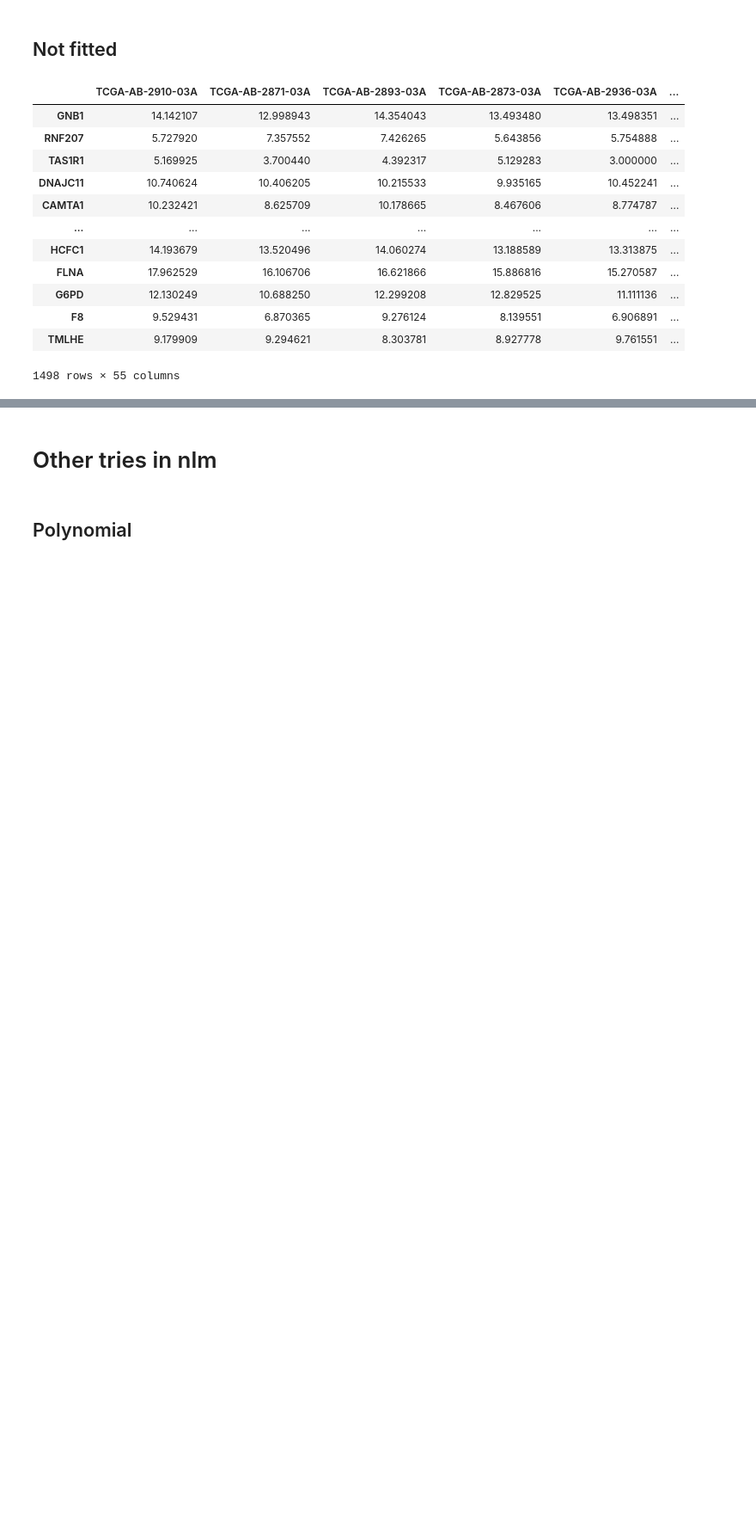
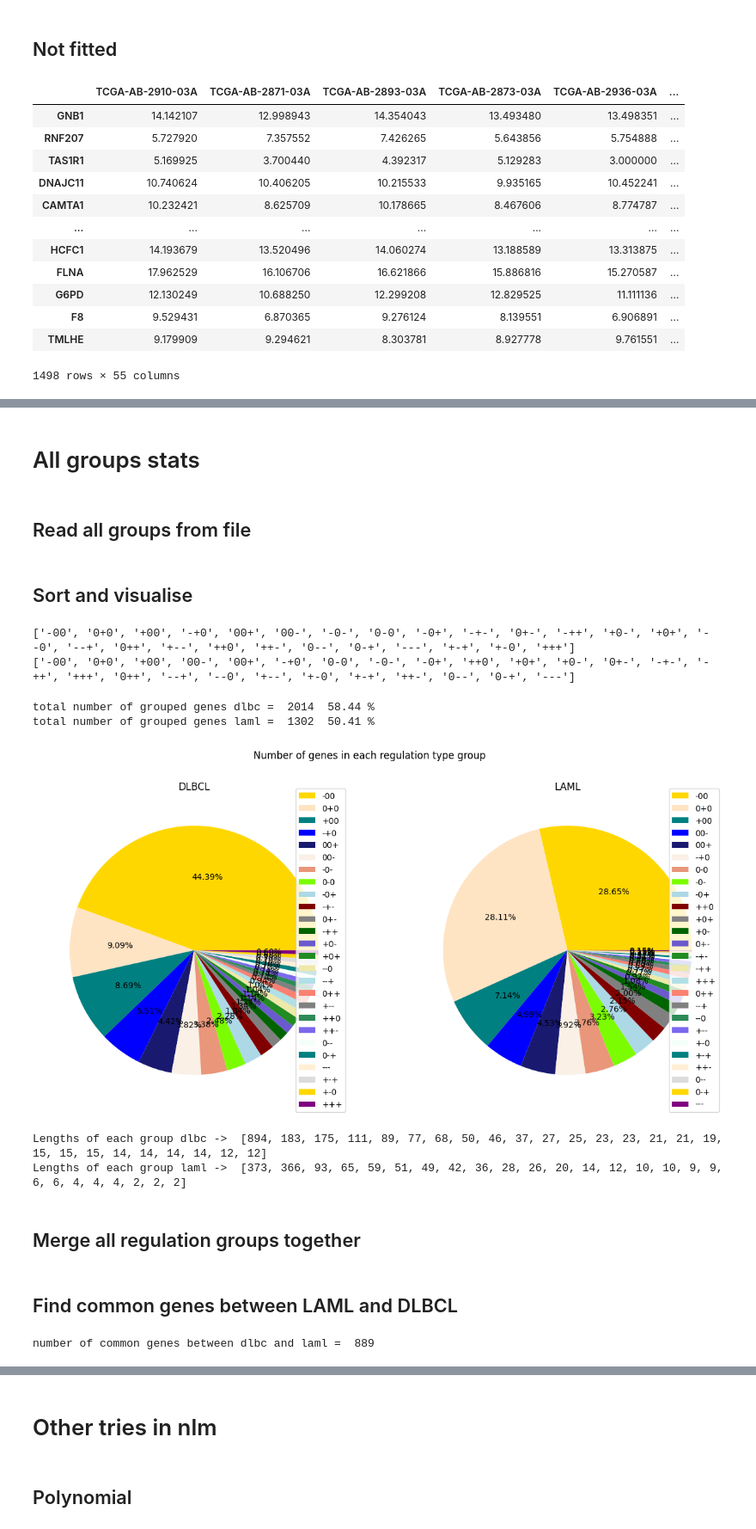
Before and after one commit to lateNighter/multiomics, a Jupyter notebook: Gene_group_identification.ipynb, the cells around one changed output, grey strips where cells are left out. Shown at 86% size. Cells and saved outputs as stored; diff of their text form; code cells hidden in the pictures; blank space fills up the shorter version.

```diff
--- a/Gene_group_identification.ipynb
+++ b/Gene_group_identification.ipynb
@@ -820,0 +637,66 @@ Required-by:
+# %% [markdown]
+# All groups stats
+# %% [markdown]
+## Read all groups from file
+# %%
+import json
+
+all_groups_dlbc = {}
+all_groups_laml = {}
+
+with open(f'dlbc/gene_groups.txt', 'r') as file:
+    all_groups_dlbc = json.load(file)
+with open(f'laml/gene_groups.txt', 'r') as file:
+    all_groups_laml = json.load(file)
+# %% [markdown]
+## Sort and visualise
+# %%
+sorted_groups_dlbc = sorted(all_groups_dlbc.items(), key=lambda x: len(x[1]), reverse=True)
+sorted_groups_laml = sorted(all_groups_laml.items(), key=lambda x: len(x[1]), reverse=True)
+
+labels_dlbc = list(map(lambda x: x[0], sorted_groups_dlbc))
+labels_laml = list(map(lambda x: x[0], sorted_groups_laml))
+
+gene_lists_dlbc = list(map(lambda x: x[1], sorted_groups_dlbc))
+gene_lists_laml = list(map(lambda x: x[1], sorted_groups_laml))
+
+print(labels_dlbc)
+print(labels_laml)
+# %% [output]
+['-00', '0+0', '+00', '-+0', '00+', '00-', '-0-', '0-0', '-0+', '-+-', '0+-', '-++', '+0-', '+0+', '--0', '--+', '0++', '+--', '++0', '++-', '0--', '0-+', '---', '+-+', '+-0', '+++']
+['-00', '0+0', '+00', '00-', '00+', '-+0', '0-0', '-0-', '-0+', '++0', '+0+', '+0-', '0+-', '-+-', '-++', '+++', '0++', '--+', '--0', '+--', '+-0', '+-+', '++-', '0--', '0-+', '---']
+# %%
+import matplotlib.pyplot as plt
+import matplotlib.colors as mcolors
+import random
+# import collections
+
+# Get lengths of all lists in dictionary
+lengths_dlbc = [len(lst) for lst in gene_lists_dlbc]
+lengths_laml = [len(lst) for lst in gene_lists_laml]
+print('total number of grouped genes dlbc = ', sum(lengths_dlbc), " {:.2f}".format(sum(lengths_dlbc)/3446*100), '%')
+print('total number of grouped genes laml = ', sum(lengths_laml), " {:.2f}".format(sum(lengths_laml)/2583*100), '%')
+
+fig, (ax1, ax2) = plt.subplots(1, 2, figsize=(15, 7))
+fig.suptitle('Number of genes in each regulation type group')
+colors = random.choices(list(mcolors.CSS4_COLORS.values()),k = len(lengths_dlbc))
+ax1.set_title('DLBCL')
+ax1.pie(lengths_dlbc, autopct='%1.2f%%', radius=1, colors=colors)
+ax1.legend(labels=labels_dlbc, loc="right")
+ax2.set_title('LAML')
+ax2.pie(lengths_laml, autopct='%1.2f%%', radius=1, colors=colors)
+ax2.legend(labels=labels_laml, loc="right")
+
+plt.show()
+# %% [output]
+total number of grouped genes dlbc =  2014  58.44 %
+total number of grouped genes laml =  1302  50.41 %
+[figure, added]
+# %%
+print("Lengths of each group dlbc -> ", lengths_dlbc)
+print("Lengths of each group laml -> ", lengths_laml)
+# %% [output]
+Lengths of each group dlbc ->  [894, 183, 175, 111, 89, 77, 68, 50, 46, 37, 27, 25, 23, 23, 21, 21, 19, 15, 15, 15, 14, 14, 14, 14, 12, 12]
+Lengths of each group laml ->  [373, 366, 93, 65, 59, 51, 49, 42, 36, 28, 26, 20, 14, 12, 10, 10, 9, 9, 6, 6, 4, 4, 4, 2, 2, 2]
+# %% [markdown]
+## Merge all regulation groups together
@@ -820,0 +706,11 @@ Required-by:
+# %% [markdown]
+## Find common genes between LAML and DLBCL
+# %%
+import pandas as pd
+
+dlbc_set = set(pd.read_csv(f'dlbc/expr.csv',index_col=0).axes[0].to_numpy())
+laml_set = set(pd.read_csv(f'laml/expr.csv',index_col=0).axes[0].to_numpy())
+common_genes = dlbc_set & laml_set
+print('number of common genes between dlbc and laml = ', len(common_genes))
+# %% [output]
+number of common genes between dlbc and laml =  889
```
Also changed, not shown: parts of 97 cells of this notebook.
